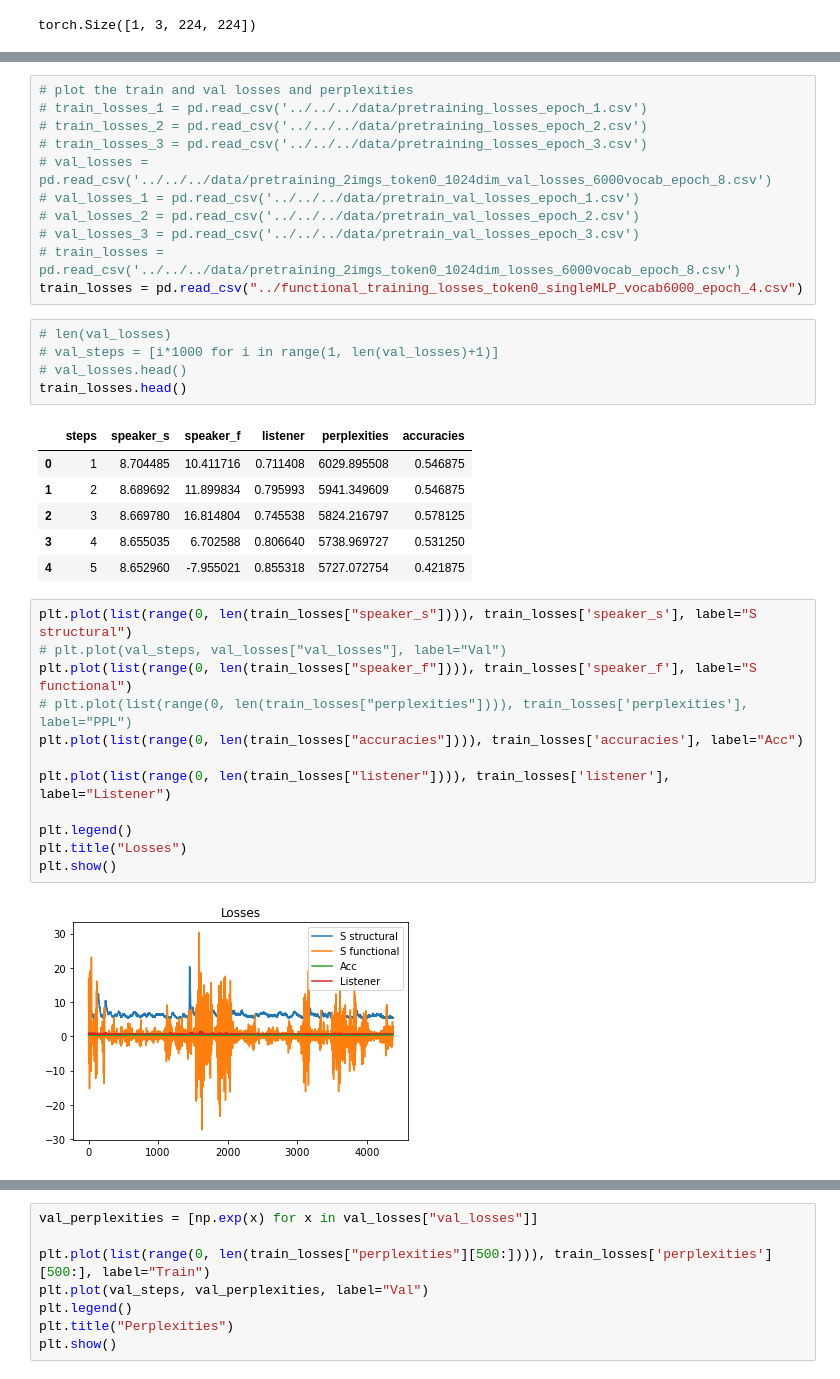
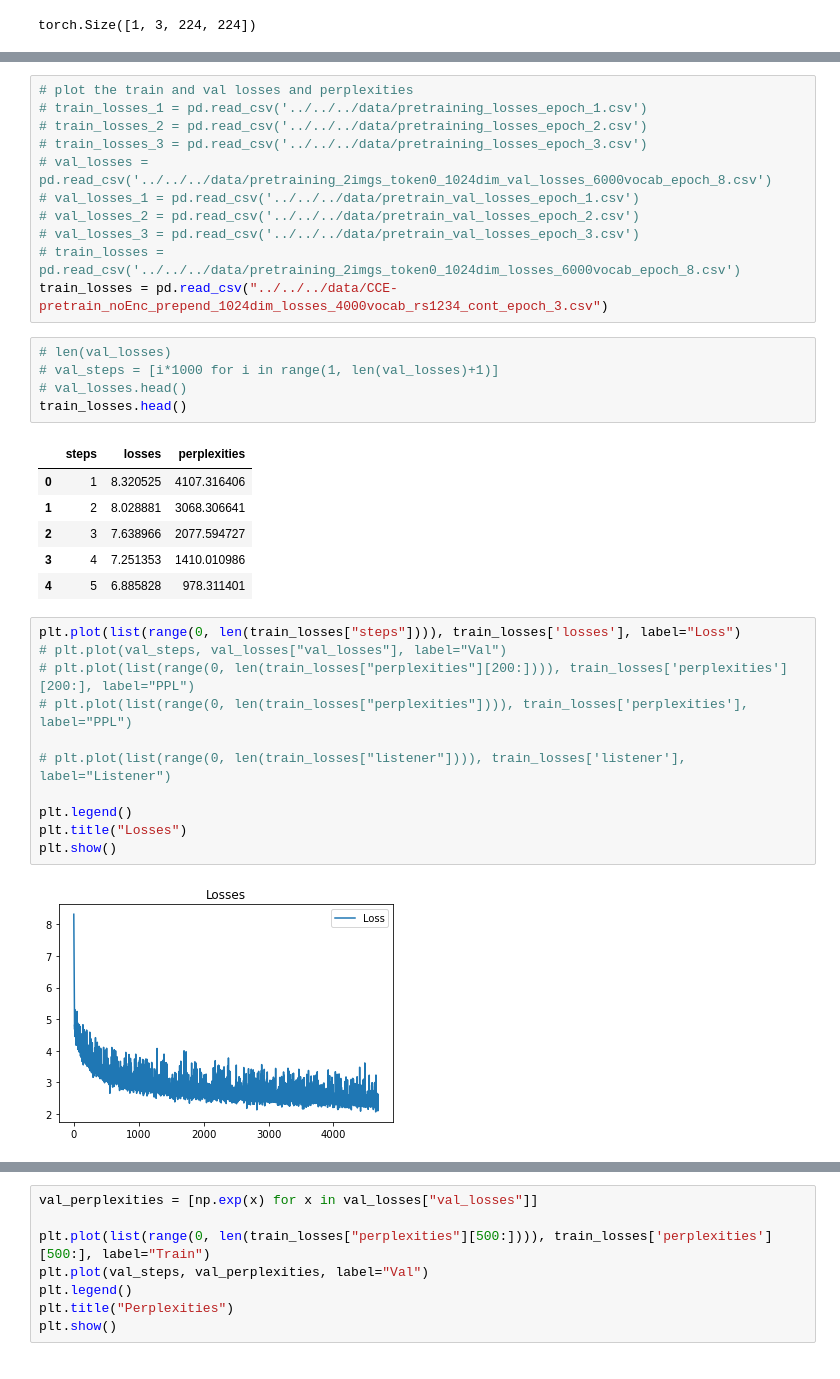
Before and after one commit to polina-tsvilodub/mSc-thesis, a Jupyter notebook: code/src/notebooks/functional_learning_exploration.ipynb, the cells around one changed output, grey strips where cells are left out. Drawn from its saved outputs; the diff is of its cells as text.

```diff
--- a/code/src/notebooks/functional_learning_exploration.ipynb
+++ b/code/src/notebooks/functional_learning_exploration.ipynb
@@ -2115,30 +2196,29 @@ example sentence for distractor:
 # val_losses_2 = pd.read_csv('../../../data/pretrain_val_losses_epoch_2.csv')
 # val_losses_3 = pd.read_csv('../../../data/pretrain_val_losses_epoch_3.csv')
 # train_losses = pd.read_csv('../../../data/pretraining_2imgs_token0_1024dim_losses_6000vocab_epoch_8.csv')
-train_losses = pd.read_csv("../functional_training_losses_token0_singleMLP_vocab6000_epoch_4.csv")
+train_losses = pd.read_csv("../../../data/CCE-pretrain_noEnc_prepend_1024dim_losses_4000vocab_rs1234_cont_epoch_3.csv")
 # %%
 # len(val_losses)
 # val_steps = [i*1000 for i in range(1, len(val_losses)+1)]
 # val_losses.head()
 train_losses.head()
 # %% [output]
-|  | steps | speaker_s | speaker_f | listener | perplexities | accuracies |
-| 0 | 1 | 8.704485 | 10.411716 | 0.711408 | 6029.895508 | 0.546875 |
-| 1 | 2 | 8.689692 | 11.899834 | 0.795993 | 5941.349609 | 0.546875 |
-| 2 | 3 | 8.669780 | 16.814804 | 0.745538 | 5824.216797 | 0.578125 |
-| 3 | 4 | 8.655035 | 6.702588 | 0.806640 | 5738.969727 | 0.531250 |
-| 4 | 5 | 8.652960 | -7.955021 | 0.855318 | 5727.072754 | 0.421875 |
+|  | steps | losses | perplexities |
+| 0 | 1 | 8.320525 | 4107.316406 |
+| 1 | 2 | 8.028881 | 3068.306641 |
+| 2 | 3 | 7.638966 | 2077.594727 |
+| 3 | 4 | 7.251353 | 1410.010986 |
+| 4 | 5 | 6.885828 | 978.311401 |
 # %%
-plt.plot(list(range(0, len(train_losses["speaker_s"]))), train_losses['speaker_s'], label="S structural")
+plt.plot(list(range(0, len(train_losses["steps"]))), train_losses['losses'], label="Loss")
 # plt.plot(val_steps, val_losses["val_losses"], label="Val")
-plt.plot(list(range(0, len(train_losses["speaker_f"]))), train_losses['speaker_f'], label="S functional")
+# plt.plot(list(range(0, len(train_losses["perplexities"][200:]))), train_losses['perplexities'][200:], label="PPL")
 # plt.plot(list(range(0, len(train_losses["perplexities"]))), train_losses['perplexities'], label="PPL")
-plt.plot(list(range(0, len(train_losses["accuracies"]))), train_losses['accuracies'], label="Acc")
 
-plt.plot(list(range(0, len(train_losses["listener"]))), train_losses['listener'], label="Listener")
+# plt.plot(list(range(0, len(train_losses["listener"]))), train_losses['listener'], label="Listener")
 
 plt.legend()
 plt.title("Losses")
 plt.show()
 # %% [output]
-[figure, old version]
+[figure, new version]
```
Also changed, not shown: parts of 13 cells of this notebook, 8 other files.
